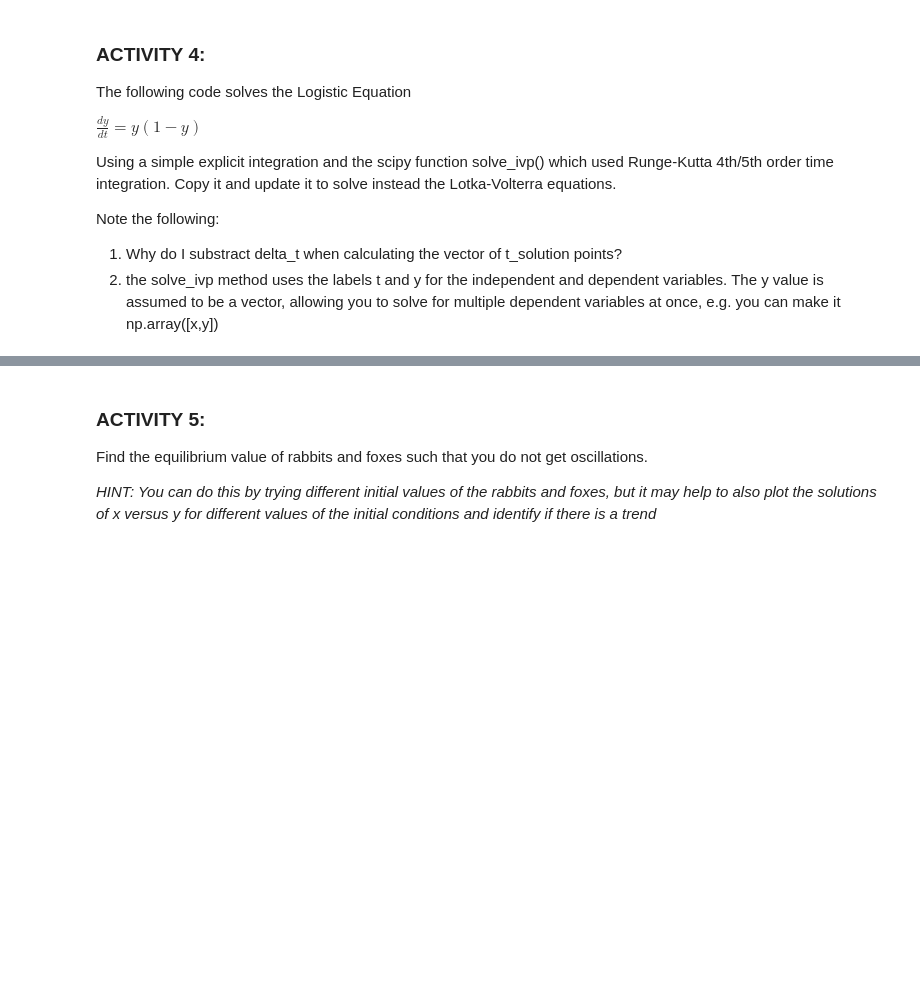
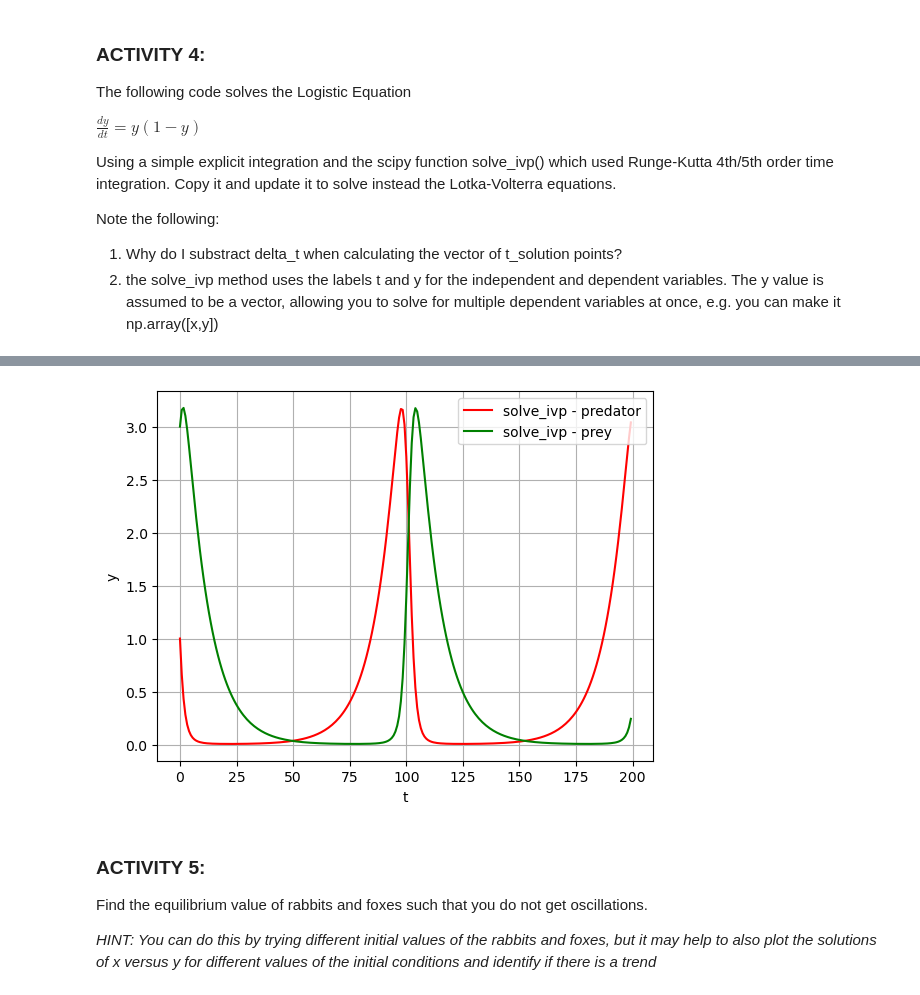
Before and after one commit to sykas02/TopicsInSciComp, a Jupyter notebook: Notebooks/Week3_LabExercises.ipynb, the cells around one changed output, grey strips where cells are left out. Saved outputs shown, nothing was run; the diff lists cells and outputs as text; code cells hidden in the pictures; blank space fills up the shorter version.

```diff
--- a/Notebooks/Week3_LabExercises.ipynb
+++ b/Notebooks/Week3_LabExercises.ipynb
@@ -307,7 +328,44 @@ plt.legend(loc='best');
 # %%
 # Your solution here for the predator-prey equations !
 
-# UPDATE ME!
+def Calculate_Lotka_Volterra(t, y):
+    """Returns gradient of lotka volterra ODE system"""
+
+    # Needs parameters
+    a = 0.1
+    b = 0.2
+    c = 0.1
+    d = 0.2
+
+    # y[0] and y[1] represent the dependent variables
+    # X is predators y[0]
+    # Y is prey y[1]
+
+    dydt = np.zeros_like(y)
+
+    dydt[0] = a*y[0]-b*y[0]*y[1]
+    dydt[1] = -c*y[1]+d*y[0]*y[1]
+    return dydt
+
+
+max_time = 200.0
+N_time_steps = 250
+delta_t = max_time / N_time_steps
+t_solution = np.linspace(0.0, max_time-delta_t, N_time_steps) # values of independent variable
+y0 = [1.0,3.0] #initial condition y(0) = y0
+
+solution = solve_ivp(Calculate_Lotka_Volterra, [0,max_time], y0,method='RK45', t_eval=t_solution)
+
+
+fig, ax = plt.subplots()
+ax.set(xlabel = 't', ylabel= 'y')
+ax.grid()
+ax.plot(solution.t, solution.y[0], 'r-', label='solve_ivp - predator')
+ax.plot(solution.t, solution.y[1], '-g', label='solve_ivp - prey')
+plt.legend()
+plt.show()
+# %% [output]
+[figure, added]
 # %% [markdown]
 ### ACTIVITY 5:
 
```
Also changed, not shown: parts of 8 cells of this notebook.
